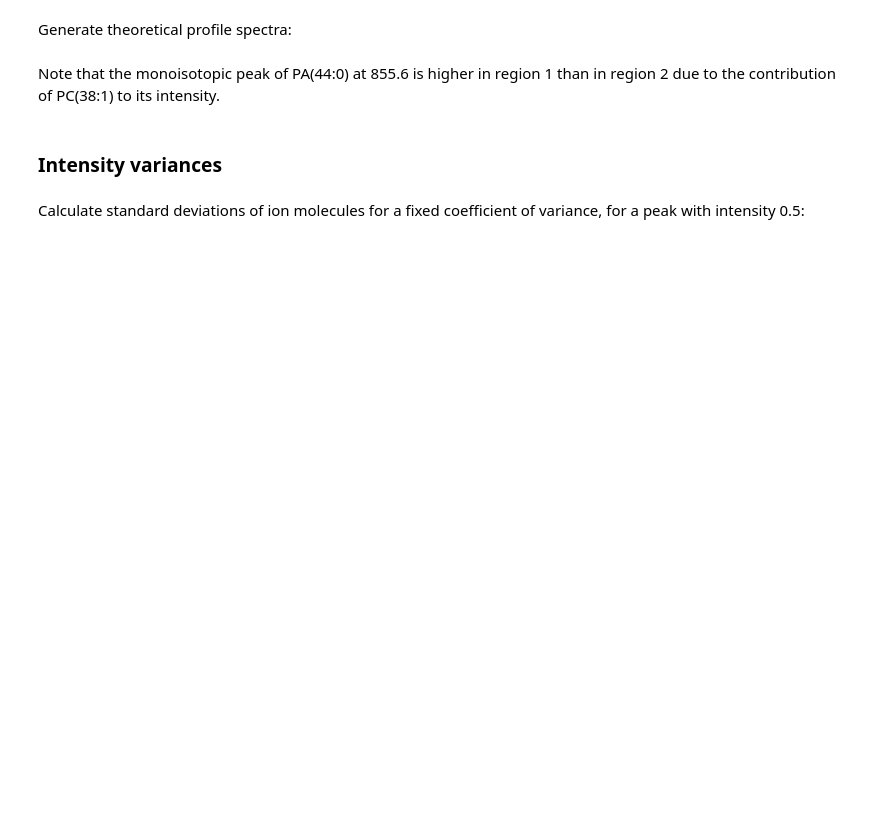
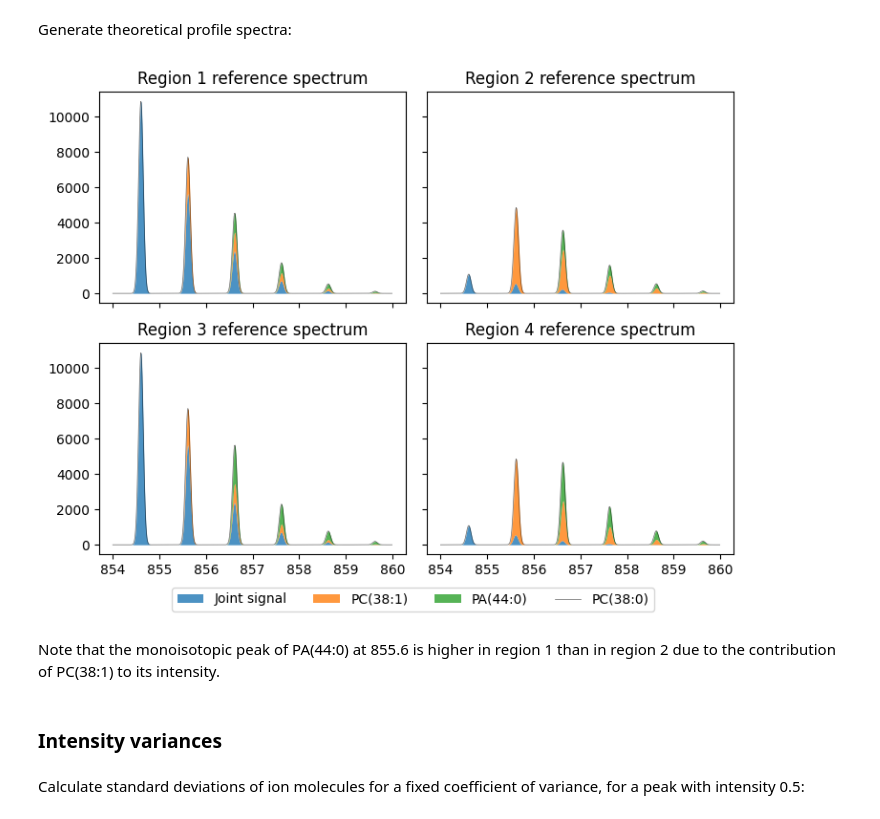
Before and after one commit to mciach/SpatialStein, a Jupyter notebook: Pipeline final/Image simulation and segmentation.ipynb, the cells around one changed output. Drawn from its saved outputs; the diff is of its cells as text; code cells hidden in the pictures; blank space fills up the shorter version.

```diff
--- a/Pipeline final/Image simulation and segmentation.ipynb
+++ b/Pipeline final/Image simulation and segmentation.ipynb
@@ -204,24 +224,26 @@ for i, ps in enumerate(profile_spectra):
     profile_spectra[i] = ps.resample(mass_axis)
 # %%
 cmap = plt.get_cmap("tab10")
-fig, ax = plt.subplots(2, 2, sharex=True, sharey=True)
+fig, ax = plt.subplots(2, 2, sharex=True, sharey=True, figsize=(7.5, 5.6))
 
 for i in range(average_ion_counts.shape[0]):
     plt.subplot(221 + i)
     plt.title('Region %i reference spectrum' % (i+1))
     cumulative_intensity = np.zeros(mass_axis.shape)
     for j in range(average_ion_counts.shape[1]):
         ions = average_ion_counts[i, j]/4
         current_intensity = np.array([i*ions for m, i in profile_spectra[j].confs])
         plt.fill_between(mass_axis,
                          cumulative_intensity,
                          current_intensity+cumulative_intensity,
                          facecolor=cmap(j, alpha=0.8), edgecolor=(0,0,0,0))
         cumulative_intensity += current_intensity
     plt.plot(mass_axis, cumulative_intensity, color='k', alpha=0.6, lw=0.5)
 lgd = fig.legend(['Joint signal'] + lipid_names, loc='lower center', bbox_to_anchor=(.53, -.05), ncol=4)
 plt.tight_layout()
-plt.savefig('Figs/simulations/region_rainbow_reference.png', bbox_extra_artists=(lgd,), bbox_inches='tight', dpi=600)
+plt.savefig('Figs/simulations/region_rainbow_reference.png', bbox_extra_artists=(lgd,), bbox_inches='tight', dpi=500)
+# %% [output]
+[figure, added]
 # %% [markdown]
 Note that the monoisotopic peak of PA(44:0) at 855.6 is higher in region 1 than in region 2 due to the contribution of PC(38:1) to its intensity.
 # %% [markdown]
```
Also changed, not shown: parts of 18 cells of this notebook, 2 other files.
